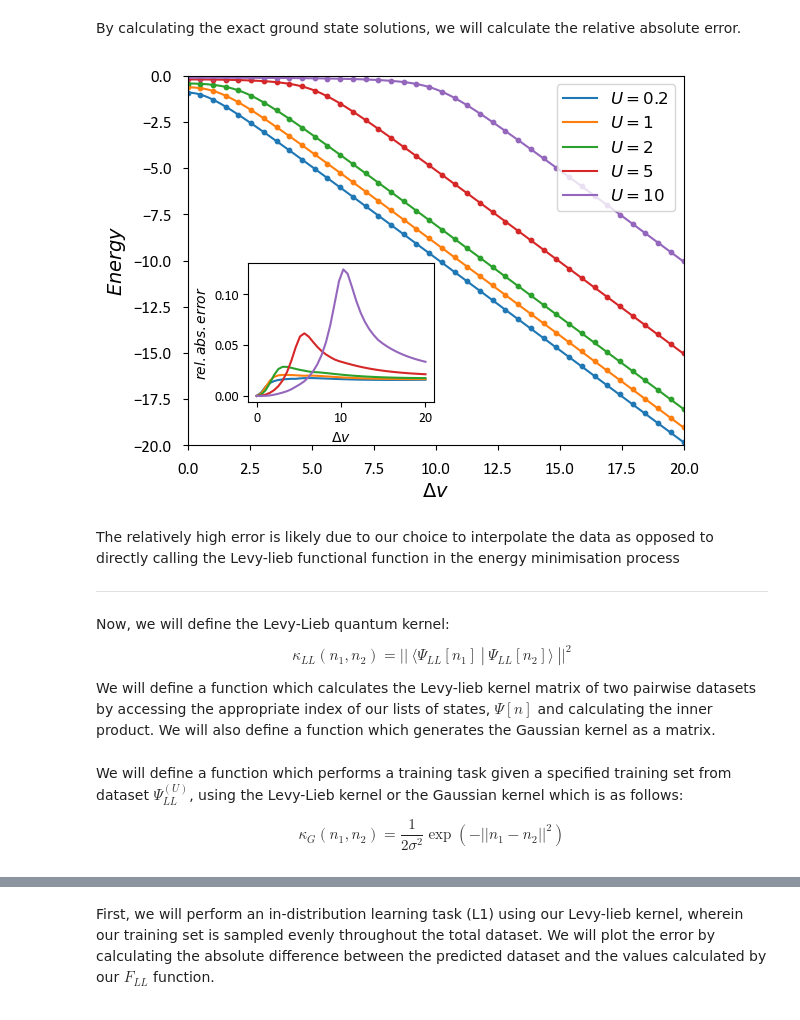
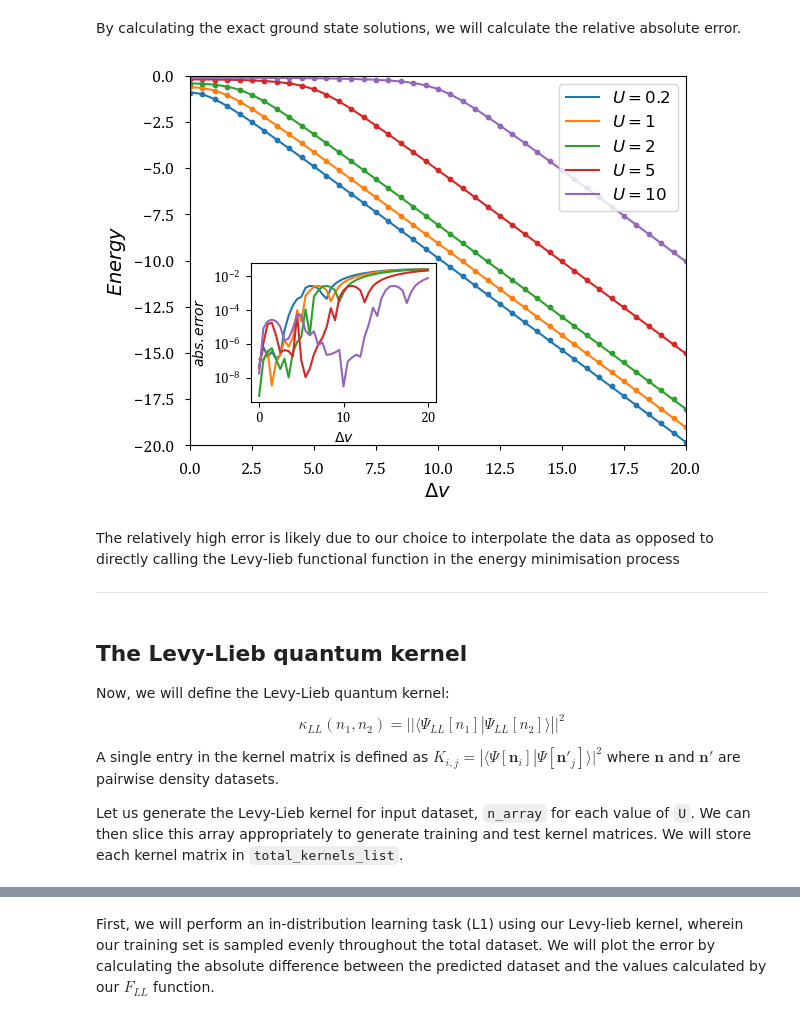
Before and after one commit to anthonyrtw/LevyLieb_VQE, a Jupyter notebook: main.ipynb, the cells around one changed output, grey strips where cells are left out. Cells and saved outputs as stored; diff of their text form; code cells hidden in the pictures.

```diff
--- a/main.ipynb
+++ b/main.ipynb
@@ -339,0 +326,11 @@ plt.legend(prop={'size': 12})
+# %%
+plt.rcParams['font.family'] = 'Cambria'
+plt.xlim(0, 1)
+plt.ylim(-1, 5)
+plt.xlabel('$n_{1}$', fontdict={'fontsize': 16})
+plt.ylabel('$F_{LL}(n_{1})$', fontdict={'fontsize': 16})
+plt.grid(True)
+for i in range(len(U_list) - 1):
+    plt.plot(n_array, functionals[i], label=f'U = {U_list[i]}')
+plt.tick_params(axis='both', labelsize=14,  direction='out', pad=8)
+plt.legend(prop={'size': 15})
@@ -435,15 +420,8 @@ def E_ground(U, dv):
     return min_E.fun
 # %%
 # Calculate the ground energy for 40 values of dv, for each value of U
-dv_array = np.linspace(0, 20, 40)
-E = []
-
-for i in range(1, len(U_array)):
-    E_list = []
-    for dv in dv_array:
-        E_g = E_ground(U_array[i], dv)
-        E_list.append(E_g)
-    E.append(E_list)
+dv_array = np.arange(0, 20.5, 0.5)
+energies = [[ground_energy(U, dv) for dv in dv_array] for U in U_list]
 # %% [markdown]
 We will compare our results to that of the exact ground state. This can be calculated by calculating the eigenvalues of the matrix representation of the Hamiltonian in the basis set, $|1 ↑ 1 ↓ \rangle$, $|1 ↑ 2 ↓ \rangle$, $|1 ↓ 2 ↑ \rangle$, $|2 ↑ 2 ↓ \rangle$ [2]:
 
@@ -489,41 +454,41 @@ for i in range(1, len(U_array)):
 # %% [markdown]
 By calculating the exact ground state solutions, we will calculate the relative absolute error.
 # %%
-# Take the difference between exact Energy calculations and dataset to calculate relative absolute error
-Errors = []
-for i in range(len(exact_E_arrays)):
-    error_list = []
-    for j in range(len(E[0])):
-        error_list.append(abs( (exact_E_arrays[i][j*3] - E[i][j])/ exact_E_arrays[i][j*3] ))
-    Errors.append(error_list)
+# Take the difference between exact Energy and calculated energy to calculate relative absolute error
+errors = [[abs((exact_energies[i][j*3] - energies[i][j])) for j in range(len(energies[0]))]
+          for i in range(len(exact_energies))]
 # %%
 fig, ax_main = plt.subplots()
-for i in range(len(E)):
-    ax_main.scatter(dv_array, E[i], s = 10)
-    ax_main.plot(dv_array2, exact_E_arrays[i], label = f'$U = {U_array[i + 1]}$')
+for i in range(1, len(energies)):
+    ax_main.scatter(dv_array, energies[i], s = 10)
+    ax_main.plot(dv_array2, exact_energies[i], label = f'$U = {U_list[i]}$')
 plt.legend(loc = 1, prop = {'size':12})
 plt.tick_params(axis='both', labelsize=12,  direction='out', pad=8)
 left, bottom, width, height = 0.22, 0.2, 0.29, 0.29
 ax_small = fig.add_axes([left, bottom, width, height])
-for i in range(len(Errors)):
-    ax_small.plot(dv_array, Errors[i])
+for i in range(1, len(errors)):
+    ax_small.semilogy(dv_array, errors[i])
 ax_small.set_xlabel(r'$\Delta v$')
-ax_small.set_ylabel(r'$rel. abs. error$')
+ax_small.set_ylabel(r'$abs. error$')
 ax_main.set_xlim(0, 20)
 ax_main.set_ylim(-20, 0)
 ax_main.set_xlabel(r'$\Delta v$',  fontdict={'fontsize': 14})
 ax_main.set_ylabel(r'$Energy$',  fontdict={'fontsize': 14})
 plt.show()
 # %% [output]
-[figure, old version]
+[figure, new version]
 # %% [markdown]
 The relatively high error is likely due to our choice to interpolate the data as opposed to directly calling the Levy-lieb functional function in the energy minimisation process
 
 -------------------------------------------------------------------------------------------------------------------------------------------------
 # %% [markdown]
+## The Levy-Lieb quantum kernel
+
 Now, we will define the Levy-Lieb quantum kernel:
 \begin{equation*}
-\kappa_{LL}(n_1, n_2) = || \ \langle \Psi_{LL}[n_1] \ | \ \Psi_{LL}[n_2] \rangle \ || ^{2}
+\kappa_{LL}(n_1, n_2) = || \langle \Psi_{LL}[n_1]  |  \Psi_{LL}[n_2] \rangle || ^{2}
 \end{equation*}
 
-We will define a function which calculates the Levy-lieb kernel matrix of two pairwise datasets by accessing the appropriate index of our lists of states, $\Psi [n]$ and calculating the inner product. We will also define a function which generates the Gaussian kernel as a matrix.
+A single entry in the kernel matrix is defined as $K_{i, j} = |\langle \Psi [\bm{n}_i] | \Psi [\bm{n}'_j] \rangle |^{2}$ where $\bm{n}$ and $\bm{n'}$ are pairwise density datasets.
+
+Let us generate the Levy-Lieb kernel for input dataset, ``n_array`` for each value of ``U``. We can then slice this array appropriately to generate training and test kernel matrices. We will store each kernel matrix in ``total_kernels_list``.
@@ -554,6 +494,0 @@ def kernel_LL(n_array1, n_array2, U):
-# %% [markdown]
-We will define a function which performs a training task given a specified training set from dataset $\Psi^{(U)}_{LL}$, using the Levy-Lieb kernel or the Gaussian kernel which is as follows:
-
-\begin{equation*}
-\kappa_G(n_1, n_2) = \frac{1}{2\sigma^2}\exp(-||n_1 - n_2||^2)
-\end{equation*}
```
Also changed, not shown: parts of 43 cells of this notebook.
